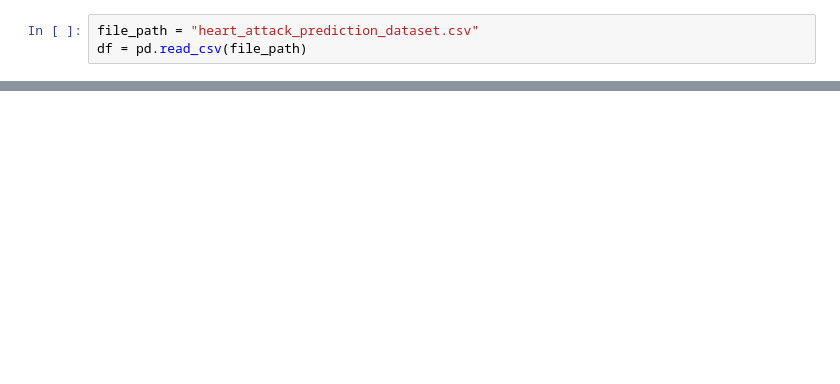
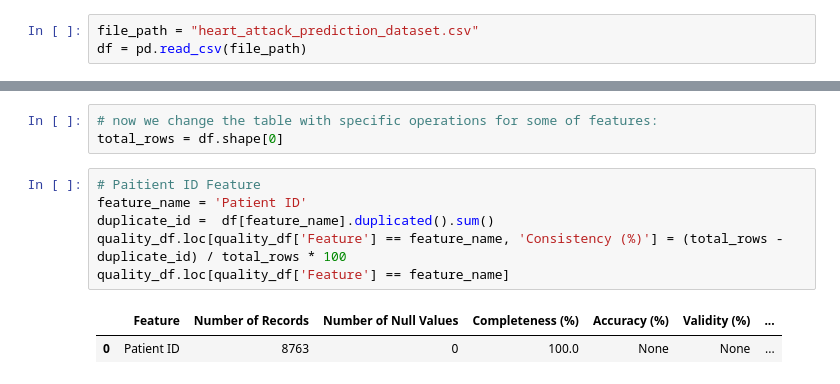
Before and after one commit to Pouria-Nazemi/DataMining, a Jupyter notebook: phase2.ipynb, the cells around one changed output, grey strips where cells are left out. Cells and saved outputs as stored; diff of their text form; blank space fills up the shorter version.

```diff
--- a/phase2.ipynb
+++ b/phase2.ipynb
@@ -141,0 +65,12 @@ Remember that data quality is an ongoing process, and regular monitoring and imp
+# %%
+# now we change the table with specific operations for some of features:
+total_rows = df.shape[0]
+# %%
+# Paitient ID Feature
+feature_name = 'Patient ID'
+duplicate_id =  df[feature_name].duplicated().sum()
+quality_df.loc[quality_df['Feature'] == feature_name, 'Consistency (%)'] = (total_rows - duplicate_id) / total_rows * 100
+quality_df.loc[quality_df['Feature'] == feature_name]
+# %% [output]
+|  | Feature | Number of Records | Number of Null Values | Completeness (%) | Accuracy (%) | Validity (%) | ... |
+| 0 | Patient ID | 8763 | 0 | 100.0 | None | None | ... |
```
Also changed, not shown: parts of 33 cells of this notebook.
